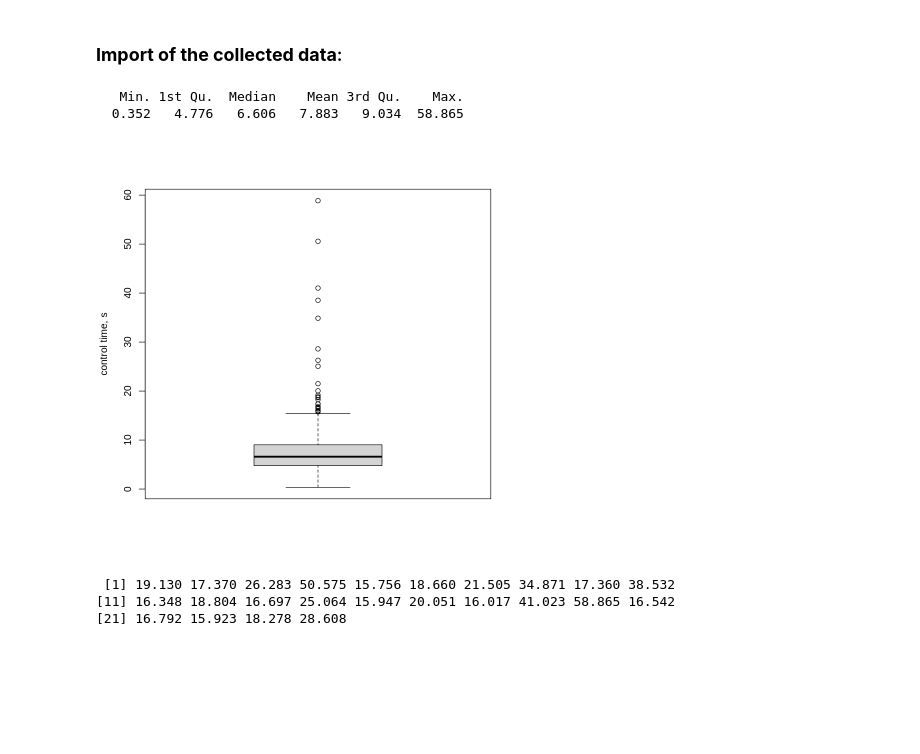
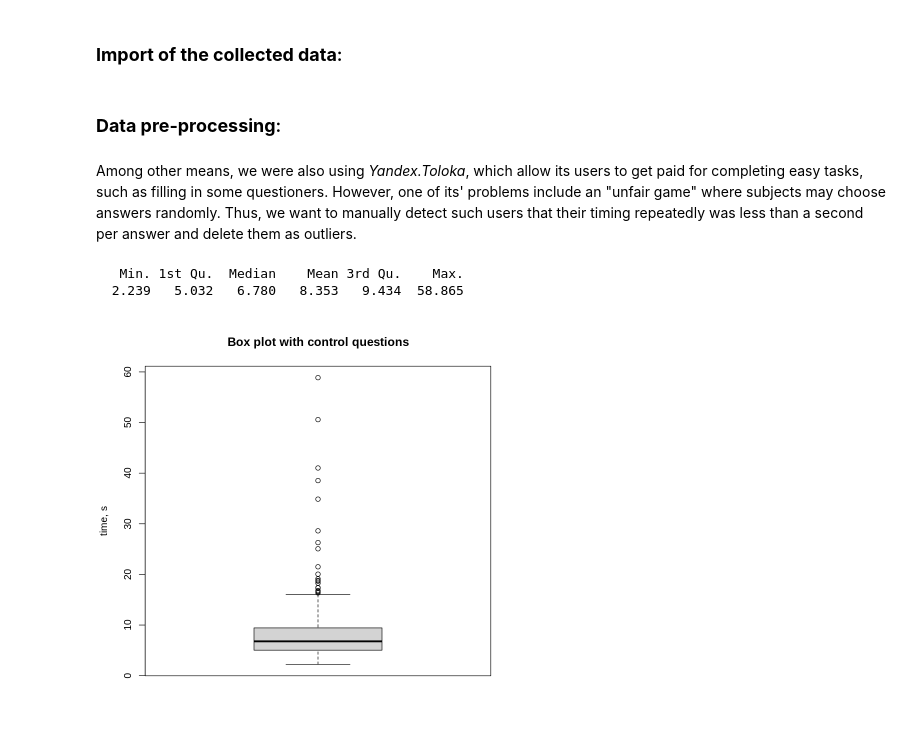
Before and after one commit to KatiaKozlova/stat-project, a Jupyter notebook: stat_project.ipynb, the cells around one changed output. Cells and saved outputs as stored; diff of their text form; code cells hidden in the pictures; blank space fills up the shorter version.

Commit message:
Updating using Colab

```diff
--- a/stat_project.ipynb
+++ b/stat_project.ipynb
@@ -167,6 +162,22 @@ second_exp <- flatten_second_exp[-1] %>%
 # creating a column with timing of each answer
 
 second_exp$clean_time <- (as.numeric(second_exp$judge_time) - as.numeric(second_exp$print_time)) / 1000
+# %% [markdown]
+### **Data pre-processing**:
+# %% [markdown]
+Among other means, we were also using *Yandex.Toloka*, which allow its users to get paid for completing easy tasks, such as filling in some questioners. However, one of its' problems include an "unfair game" where subjects may choose answers randomly. Thus, we want to manually detect such users that their timing repeatedly was less than a second per answer and delete them as outliers.
+# %%
+# detecting automatic answers
+
+automatic_answers <- second_exp[second_exp$clean_time < 1,] %>%
+  group_by(id_person) %>%
+    summarise(n = n())
+
+automatic_answers <- automatic_answers[automatic_answers$n > 1,]
+# %%
+# deleting these 9 unfair players
+
+second_exp <- second_exp[!(second_exp$id_person %in% automatic_answers$id_person),]
 # %%
 # creating a df with control questions
 # outlining the summary
@@ -175,20 +186,14 @@ control_questions <- second_exp[second_exp$type == 'control',]
 summary(control_questions$clean_time)
 # %% [output]
    Min. 1st Qu.  Median    Mean 3rd Qu.    Max.
-  0.352   4.776   6.606   7.883   9.034  58.865
+  2.239   5.032   6.780   8.353   9.434  58.865
 # %%
 boxplot(control_questions$clean_time,
-  ylab = "control time, s",
-  title = 'Box plot with control questions'
+  ylab = "time, s",
+  main = 'Box plot with control questions'
 )
 # %% [output]
-[figure, old version]
+[figure, new version]
-# %%
-boxplot.stats(control_questions$clean_time)$out
-# %% [output]
- [1] 19.130 17.370 26.283 50.575 15.756 18.660 21.505 34.871 17.360 38.532
-[11] 16.348 18.804 16.697 25.064 15.947 20.051 16.017 41.023 58.865 16.542
-[21] 16.792 15.923 18.278 28.608
 # %%
 identify_outliers(
   data = control_questions,
```
Also changed, not shown: parts of 3 cells of this notebook.
